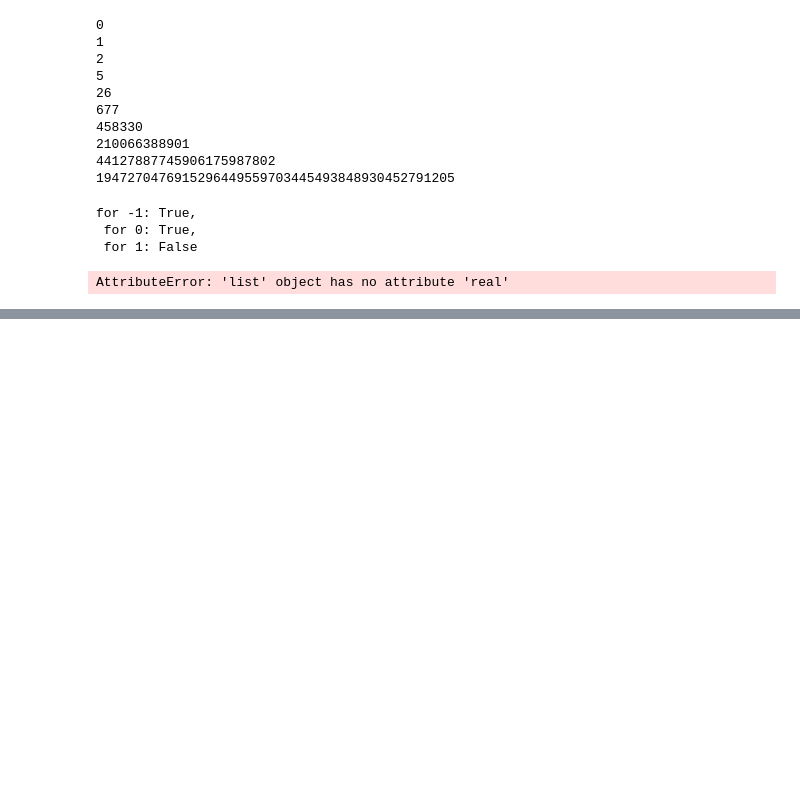
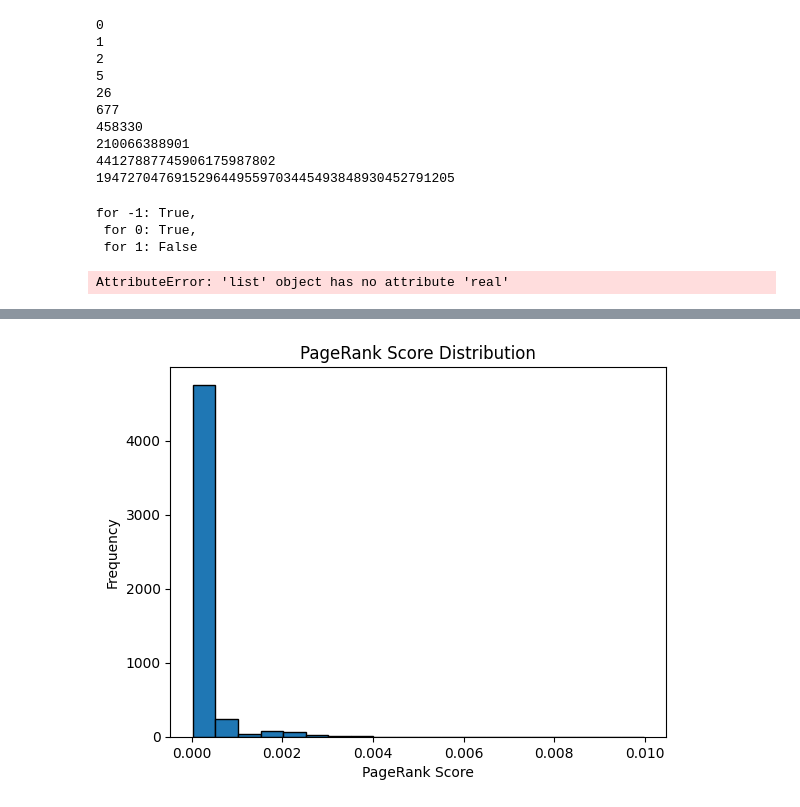
Before and after one commit to karina-regina/ds5_assignment_group2, a Jupyter notebook: Week2Assignment.ipynb, the cells around one changed output, grey strips where cells are left out. Saved outputs shown, nothing was run; the diff lists cells and outputs as text; code cells hidden in the pictures; blank space fills up the shorter version.

```diff
--- a/Week2Assignment.ipynb
+++ b/Week2Assignment.ipynb
@@ -166,0 +165,49 @@ pagerank_probabilities = pagerank_calculation(web_network)
+# %%
+#Exercise 3.2
+
+import pandas as pd
+
+# Load the data into a DataFrame
+df = pd.read_csv('squirrel_edges.csv')
+
+# Create a graph
+graph = nx.DiGraph()
+
+# Add edges from the DataFrame
+edges = [(column1, column2) for column1, column2 in zip(df['id1'], df['id2'])]
+graph.add_edges_from(edges)
+
+def calculate_pagerank(G, alpha=0.85, iterations=100, tolerance=1e-6):
+    """This functionn will calculate the pagerank scores and create a list for the distribution"""
+    nr_nodes = len(G)
+    pagerank = {node: 1 / nr_nodes for node in graph.nodes()}
+
+    for i in range(iterations):
+        new_pagerank = {}
+        for node in graph.nodes():
+            new_pagerank[node] = (1 - alpha) / nr_nodes
+            sum_pagerank = 0
+            for j in graph.predecessors(node):
+                sum_pagerank += pagerank[j] / len(list(graph.neighbors(j)))
+            new_pagerank[node] += alpha * sum_pagerank
+
+        # Checking for convergence (max differnece cant be smaller than tollerance)
+        max_diff = max(abs(new_pagerank[node] - pagerank[node]) for node in graph.nodes())
+        if max_diff < tolerance:
+            break
+
+        pagerank = new_pagerank
+
+    return pagerank
+
+# Calculate PageRank
+pagerank_scores = calculate_pagerank(graph)
+
+# Visualize the distribution
+plt.hist(list(pagerank_scores.values()), bins=20, edgecolor='k')
+plt.xlabel("PageRank Score")
+plt.ylabel("Frequency")
+plt.title("PageRank Score Distribution")
+plt.show()
+# %% [output]
+[figure, added]
```
Also changed, not shown: parts of 2 cells of this notebook.
